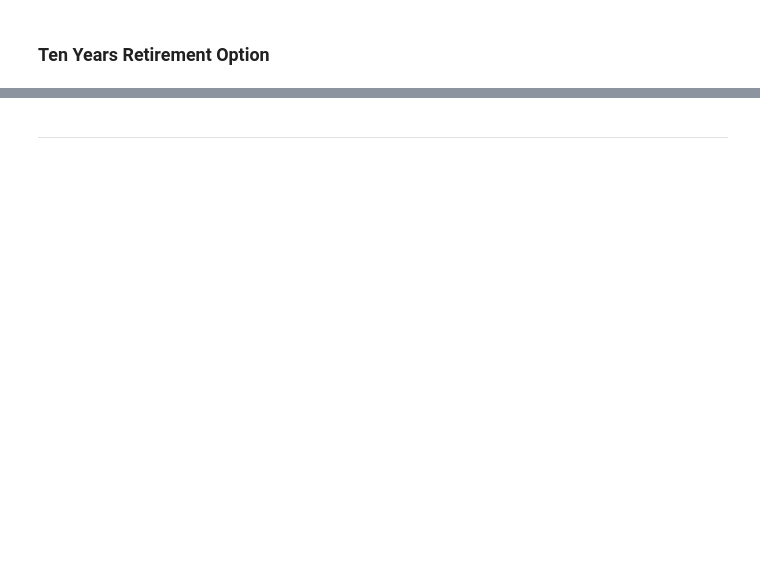
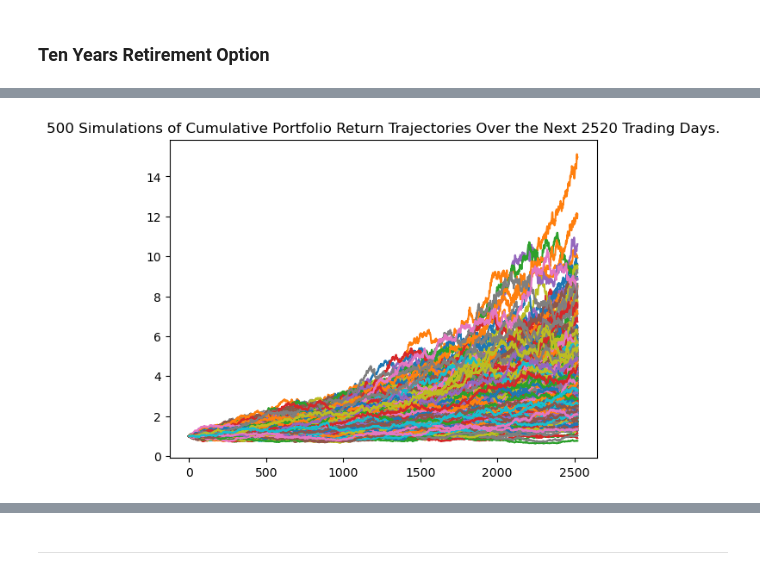
Before and after one commit to Bru-sic/module_05_homework, a Jupyter notebook: Starter_Code/financial-planner.ipynb, the cells around one changed output, grey strips where cells are left out. Saved outputs shown, nothing was run; the diff lists cells and outputs as text; code cells hidden in the pictures; blank space fills up the shorter version.

Commit message:
Finalised Y10 simulation and updated README

```diff
--- a/Starter_Code/financial-planner.ipynb
+++ b/Starter_Code/financial-planner.ipynb
@@ -478,3 +475,13 @@ There is a 95% chance that an initial investment of $20000 in the portfolio over
 # %% [markdown]
 ### Ten Years Retirement Option
+# %%
+# Configuring a Monte Carlo simulation to forecast 10 years cumulative returns
+forecast_years = 10  #set the forecast years to the required amount
+
+MC_sim = MCSimulation(
+    portfolio_data = df_5y_portfolio,
+    weights = [ 0.20, 0.80 ],    # Set weighting to 20% bonds (AGG) and 80% stocks (SPY)
+    num_simulation = 500,
+    num_trading_days = 252 * forecast_years
+)
 # %%
@@ -486,5 +532,7 @@ There is a 95% chance that an initial investment of $20000 in the portfolio over
 # %%
 # Plot simulation outcomes
-# YOUR CODE HERE!
+line_plot = MC_sim.plot_simulation()
+# %% [output]
+[figure, added]
 # %%
 # Plot probability distribution and confidence intervals
```
Also changed, not shown: parts of 27 cells of this notebook, 2 other files.
